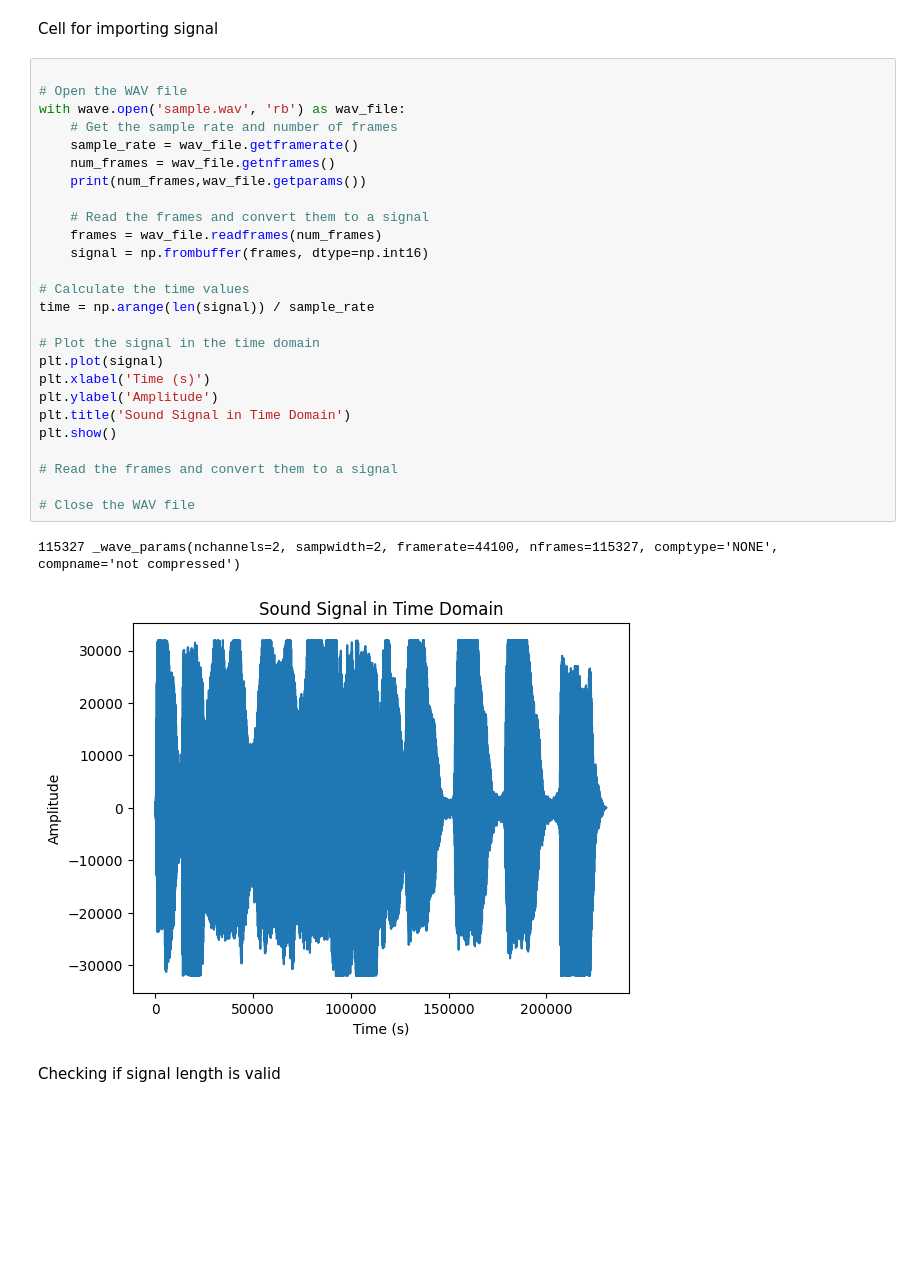
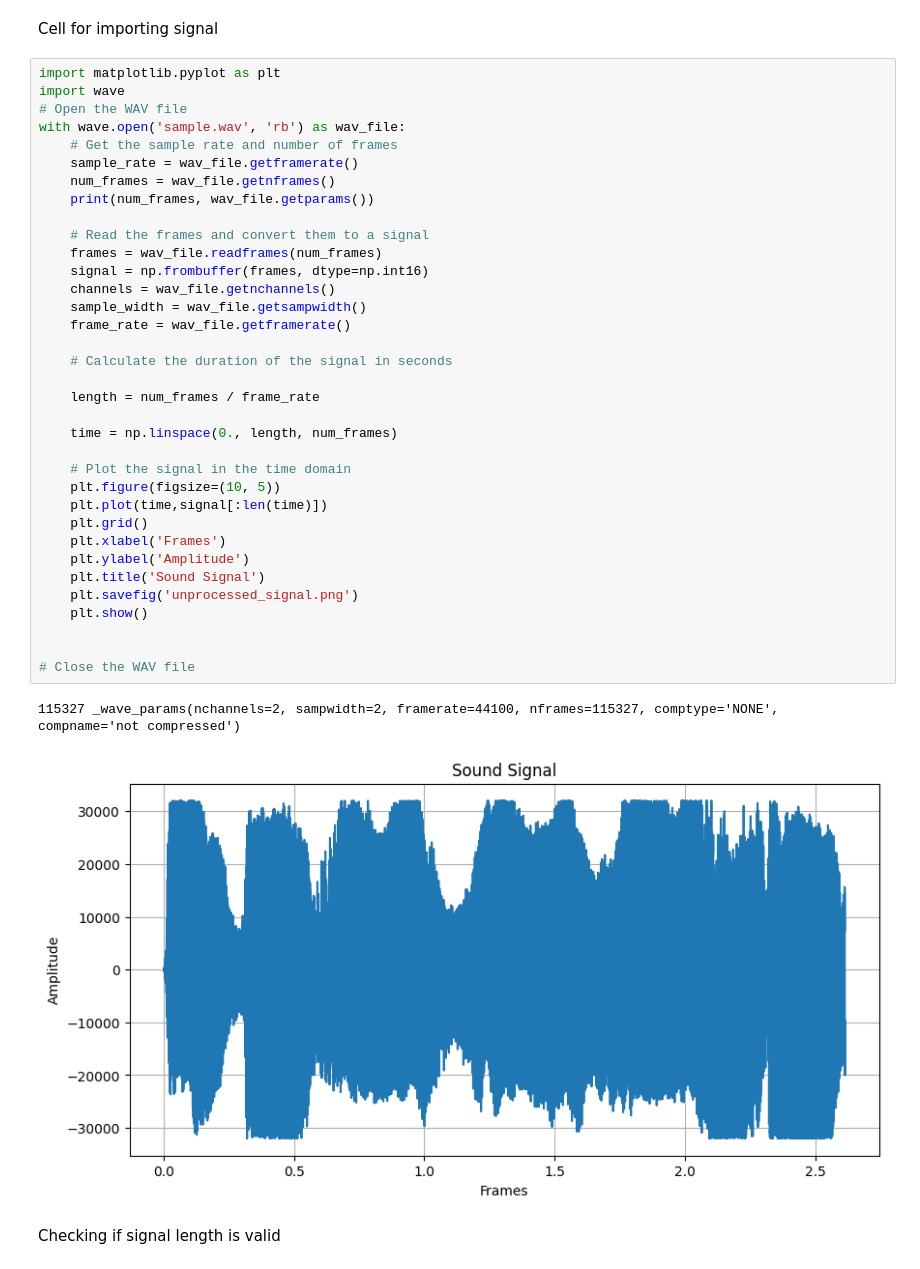
Before and after one commit to KazysV/sap, a Jupyter notebook: 2sap/main.ipynb, the cells around one changed output. Saved outputs shown, nothing was run; the diff lists cells and outputs as text; blank space fills up the shorter version.

```diff
--- a/2sap/main.ipynb
+++ b/2sap/main.ipynb
@@ -13,33 +11,42 @@ import wave
 # %% [markdown]
 Cell for importing signal
 # %%
-
+import matplotlib.pyplot as plt
+import wave
 # Open the WAV file
 with wave.open('sample.wav', 'rb') as wav_file:
     # Get the sample rate and number of frames
     sample_rate = wav_file.getframerate()
     num_frames = wav_file.getnframes()
-    print(num_frames,wav_file.getparams())
+    print(num_frames, wav_file.getparams())
 
     # Read the frames and convert them to a signal
     frames = wav_file.readframes(num_frames)
     signal = np.frombuffer(frames, dtype=np.int16)
+    channels = wav_file.getnchannels()
+    sample_width = wav_file.getsampwidth()
+    frame_rate = wav_file.getframerate()
 
-# Calculate the time values
-time = np.arange(len(signal)) / sample_rate
+    # Calculate the duration of the signal in seconds
 
-# Plot the signal in the time domain
-plt.plot(signal)
-plt.xlabel('Time (s)')
-plt.ylabel('Amplitude')
-plt.title('Sound Signal in Time Domain')
-plt.show()
+    length = num_frames / frame_rate
 
-# Read the frames and convert them to a signal
+    time = np.linspace(0., length, num_frames)
+
+    # Plot the signal in the time domain
+    plt.figure(figsize=(10, 5))
+    plt.plot(time,signal[:len(time)])
+    plt.grid()
+    plt.xlabel('Frames')
+    plt.ylabel('Amplitude')
+    plt.title('Sound Signal')
+    plt.savefig('unprocessed_signal.png')
+    plt.show()
+
 
 # Close the WAV file
 # %% [output]
 115327 _wave_params(nchannels=2, sampwidth=2, framerate=44100, nframes=115327, comptype='NONE', compname='not compressed')
-[figure, old version]
+[figure, new version]
 # %% [markdown]
 Checking if signal length is valid
```
Also changed, not shown: parts of 37 cells of this notebook, 41 other files.
